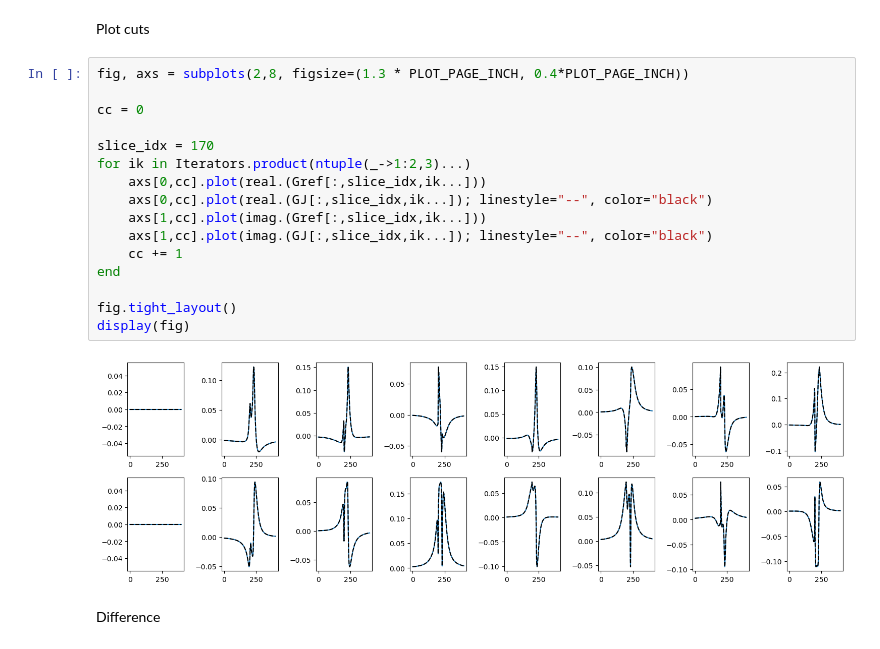
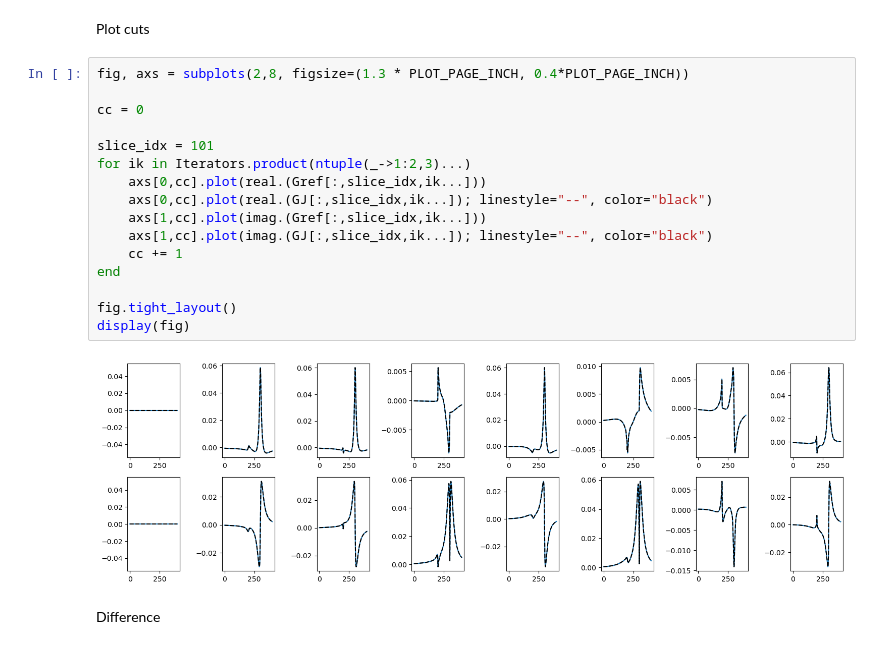
Before and after one commit to MFrankenbach/TCI4Keldysh, a Jupyter notebook: scripts/correlator_inspection.ipynb, the cells around one changed output. Saved outputs shown, nothing was run; the diff lists cells and outputs as text.

```diff
--- a/scripts/correlator_inspection.ipynb
+++ b/scripts/correlator_inspection.ipynb
@@ -92,21 +92,21 @@ Plot cuts
 # %%
 fig, axs = subplots(2,8, figsize=(1.3 * PLOT_PAGE_INCH, 0.4*PLOT_PAGE_INCH))
 
 cc = 0
 
-slice_idx = 170
+slice_idx = 101
 for ik in Iterators.product(ntuple(_->1:2,3)...)
     axs[0,cc].plot(real.(Gref[:,slice_idx,ik...]))
     axs[0,cc].plot(real.(GJ[:,slice_idx,ik...]); linestyle="--", color="black")
     axs[1,cc].plot(imag.(Gref[:,slice_idx,ik...]))
     axs[1,cc].plot(imag.(GJ[:,slice_idx,ik...]); linestyle="--", color="black")
     cc += 1
 end
 
 fig.tight_layout()
 display(fig)
 # %% [output]
-[figure, old version]
+[figure, new version]
 # %% [markdown]
 Difference
 # %%
```
Also changed, not shown: 3 other files.
